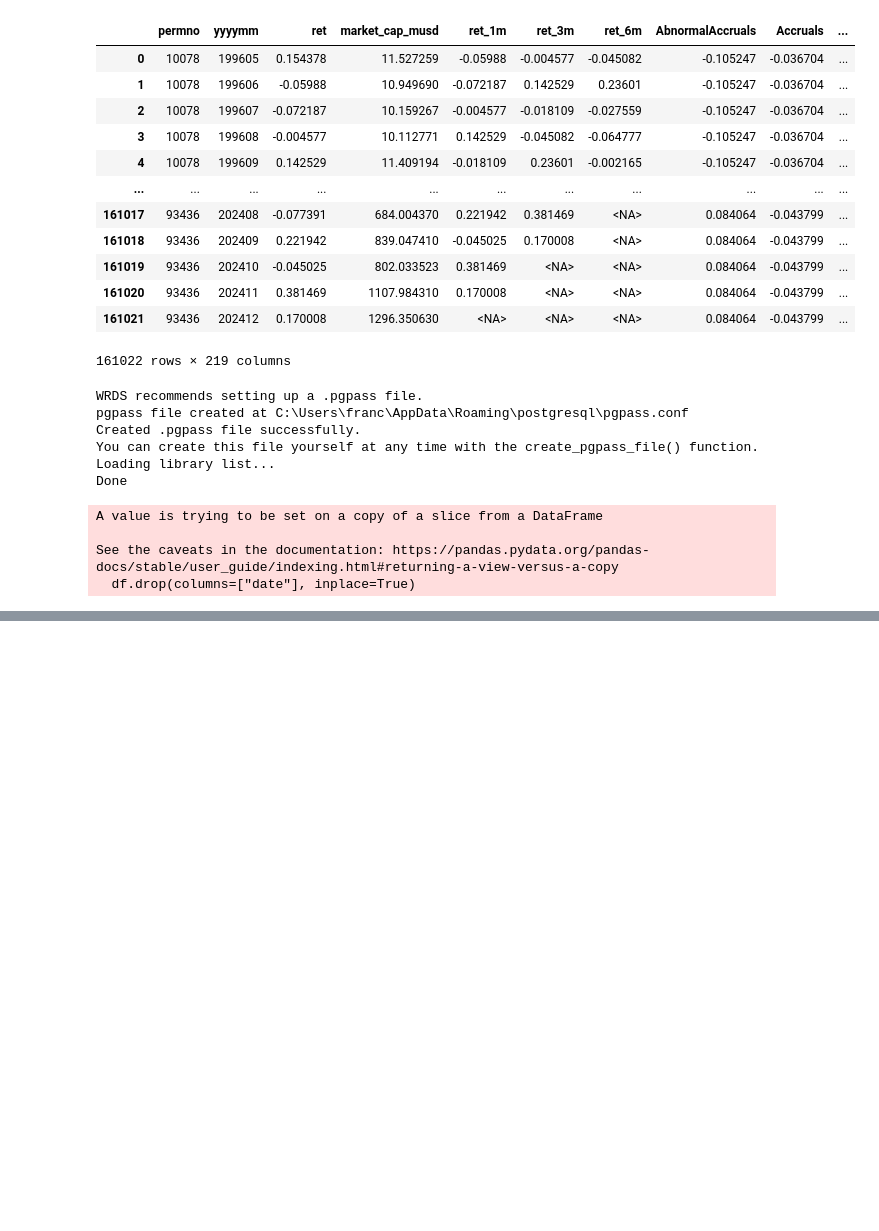
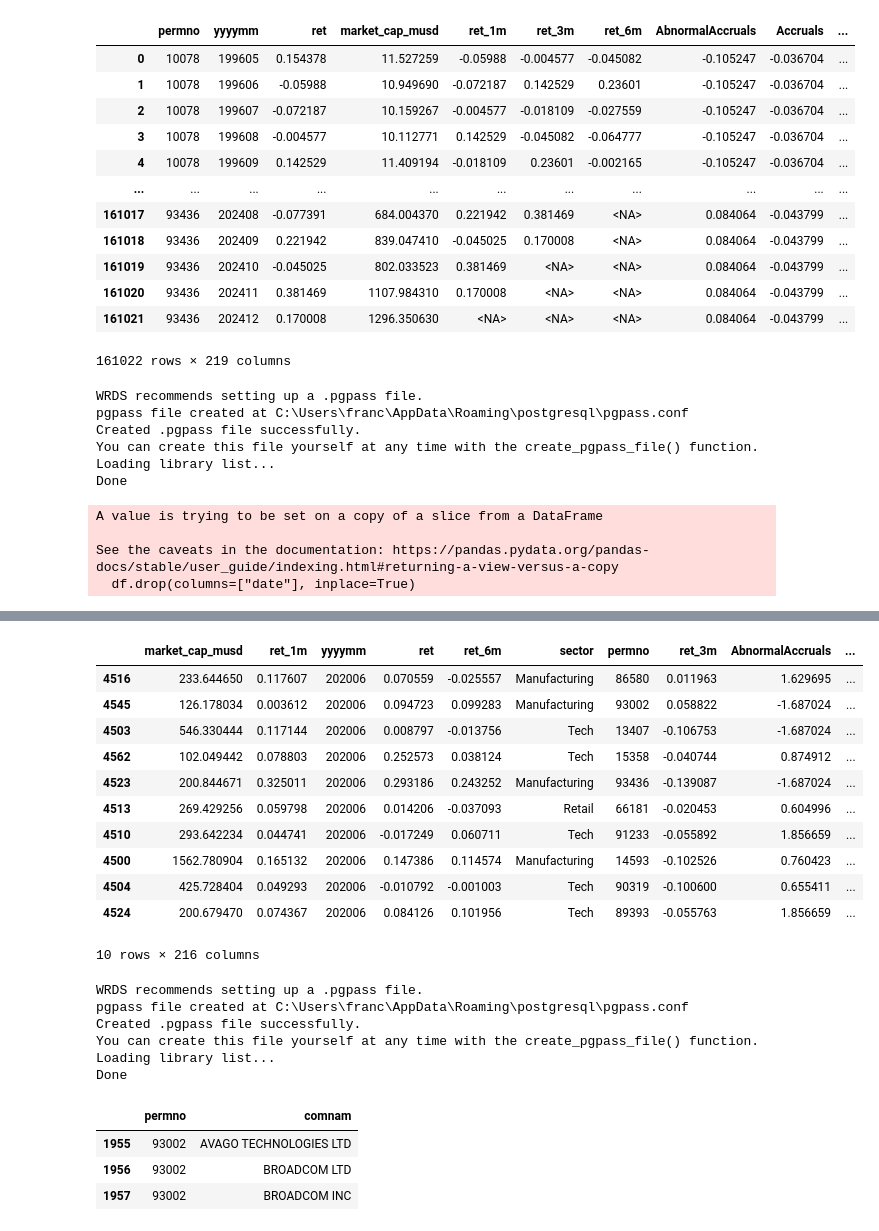
Before and after one commit to francois-goybet/ml-alpha-ranking-portfolio, a Jupyter notebook: notebook/notebook3.ipynb, the cells around one changed output, grey strips where cells are left out. Cells and saved outputs as stored; diff of their text form; code cells hidden in the pictures; blank space fills up the shorter version.

```diff
--- a/notebook/notebook3.ipynb
+++ b/notebook/notebook3.ipynb
@@ -301,0 +357,46 @@ Did you mean "dy"?
+# %%
+X_test[X_test["yyyymm"] == 202006].sort_values("pred", ascending=False).head(10)
+# %% [output]
+|  | market_cap_musd | ret_1m | yyyymm | ret | ret_6m | sector | permno | ret_3m | AbnormalAccruals | ... |
+| 4516 | 233.644650 | 0.117607 | 202006 | 0.070559 | -0.025557 | Manufacturing | 86580 | 0.011963 | 1.629695 | ... |
+| 4545 | 126.178034 | 0.003612 | 202006 | 0.094723 | 0.099283 | Manufacturing | 93002 | 0.058822 | -1.687024 | ... |
+| 4503 | 546.330444 | 0.117144 | 202006 | 0.008797 | -0.013756 | Tech | 13407 | -0.106753 | -1.687024 | ... |
+| 4562 | 102.049442 | 0.078803 | 202006 | 0.252573 | 0.038124 | Tech | 15358 | -0.040744 | 0.874912 | ... |
+| 4523 | 200.844671 | 0.325011 | 202006 | 0.293186 | 0.243252 | Manufacturing | 93436 | -0.139087 | -1.687024 | ... |
+| 4513 | 269.429256 | 0.059798 | 202006 | 0.014206 | -0.037093 | Retail | 66181 | -0.020453 | 0.604996 | ... |
+| 4510 | 293.642234 | 0.044741 | 202006 | -0.017249 | 0.060711 | Tech | 91233 | -0.055892 | 1.856659 | ... |
+| 4500 | 1562.780904 | 0.165132 | 202006 | 0.147386 | 0.114574 | Manufacturing | 14593 | -0.102526 | 0.760423 | ... |
+| 4504 | 425.728404 | 0.049293 | 202006 | -0.010792 | -0.001003 | Tech | 90319 | -0.100600 | 0.655411 | ... |
+| 4524 | 200.679470 | 0.074367 | 202006 | 0.084126 | 0.101956 | Tech | 89393 | -0.055763 | 1.856659 | ... |
+10 rows × 216 columns
+# %%
+# permno to name of compagny :
+import wrds
+db = wrds.Connection()
+permnos = X_test["permno"].unique().tolist()
+permno_str = ",".join(map(str, permnos))
+query = f"""
+SELECT
+    permno,
+    comnam
+FROM crsp.stocknames
+WHERE permno IN ({permno_str})
+"""
+names_df = db.raw_sql(query)
+# %% [output]
+WRDS recommends setting up a .pgpass file.
+pgpass file created at C:\Users\franc\AppData\Roaming\postgresql\pgpass.conf
+Created .pgpass file successfully.
+You can create this file yourself at any time with the create_pgpass_file() function.
+Loading library list...
+Done
+# %%
+# keep best pred by month
+# best_pred_by_month = X_test.groupby("yyyymm").apply(lambda x: x.nlargest(1, "pred")).reset_index(drop=True)
+# best_pred_by_month
+names_df[names_df["permno"] == 93002]
+# %% [output]
+|  | permno | comnam |
+| 1955 | 93002 | AVAGO TECHNOLOGIES LTD |
+| 1956 | 93002 | BROADCOM LTD |
+| 1957 | 93002 | BROADCOM INC |
```
Also changed, not shown: parts of 17 cells of this notebook, 3 other files.
